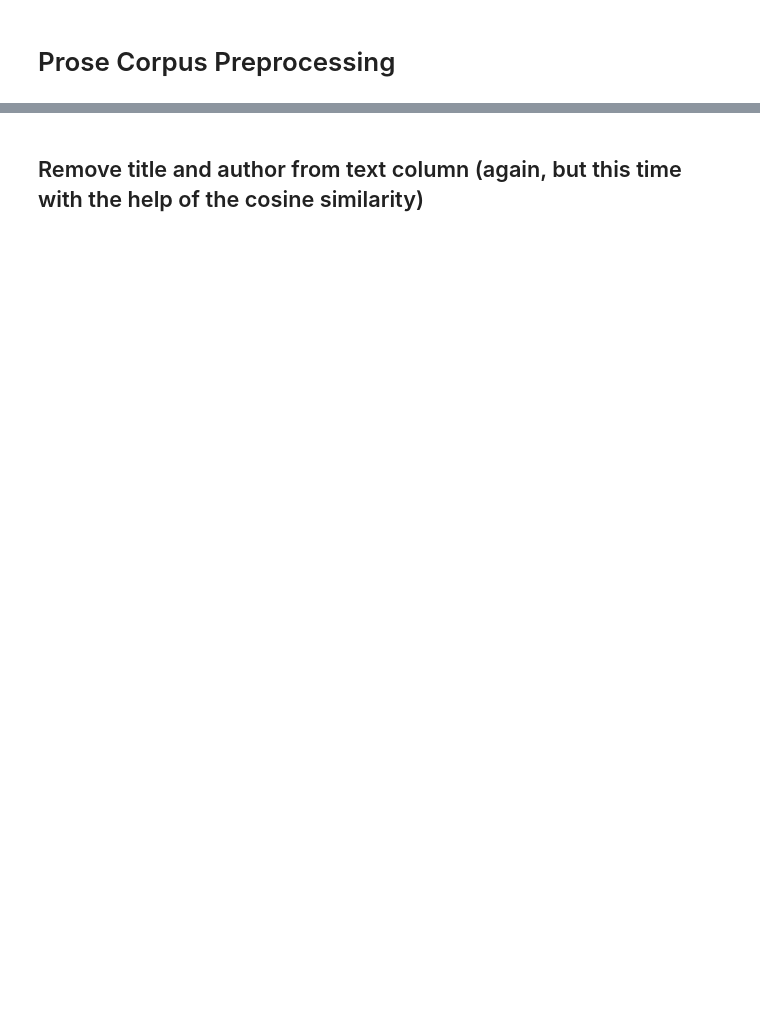
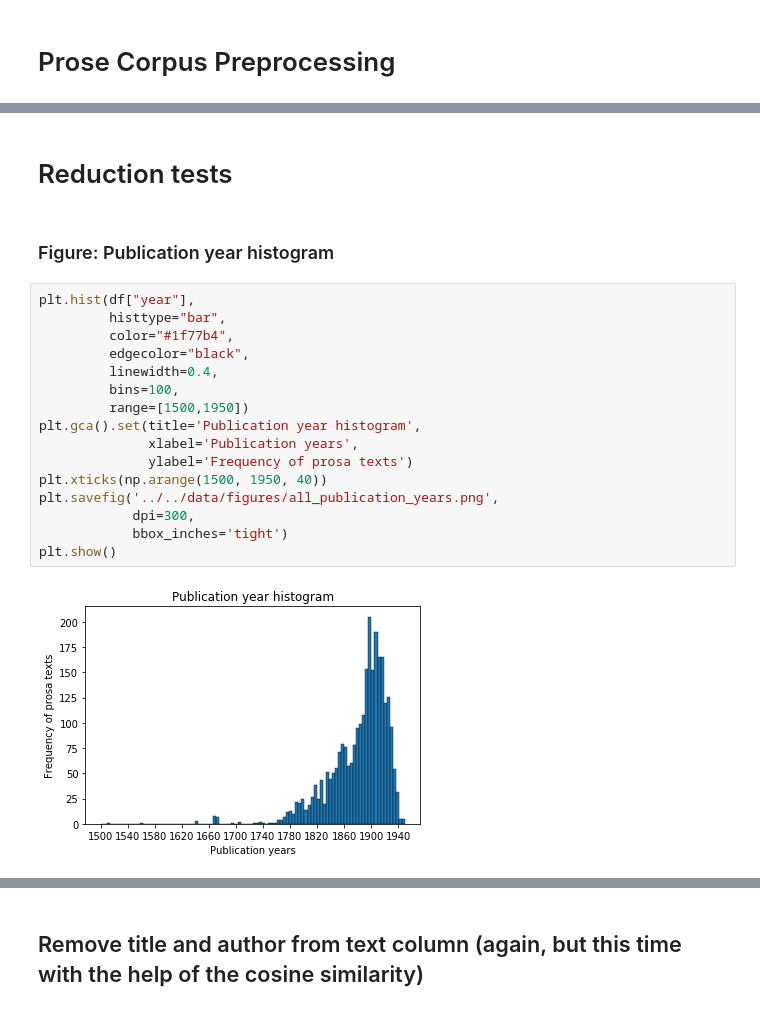
Before and after one commit to realjanpaulus/clf_stylo_comp, a Jupyter notebook: app/prose_corpus_preprocessing.ipynb, the cells around one changed output, grey strips where cells are left out. Saved outputs shown, nothing was run; the diff lists cells and outputs as text; blank space fills up the shorter version.

```diff
--- a/app/prose_corpus_preprocessing.ipynb
+++ b/app/prose_corpus_preprocessing.ipynb
@@ -26,0 +40,22 @@ corpus.head()
+# %% [markdown]
+# Reduction tests
+# %% [markdown]
+### Figure: Publication year histogram
+# %%
+plt.hist(df["year"],
+         histtype="bar",
+         color="#1f77b4",
+         edgecolor="black",
+         linewidth=0.4,
+         bins=100,
+         range=[1500,1950])
+plt.gca().set(title='Publication year histogram',
+              xlabel='Publication years',
+              ylabel='Frequency of prosa texts')
+plt.xticks(np.arange(1500, 1950, 40))
+plt.savefig('../../data/figures/all_publication_years.png',
+            dpi=300,
+            bbox_inches='tight')
+plt.show()
+# %% [output]
+[figure, added]
```
Also changed, not shown: parts of 56 cells of this notebook, 1 other file.
